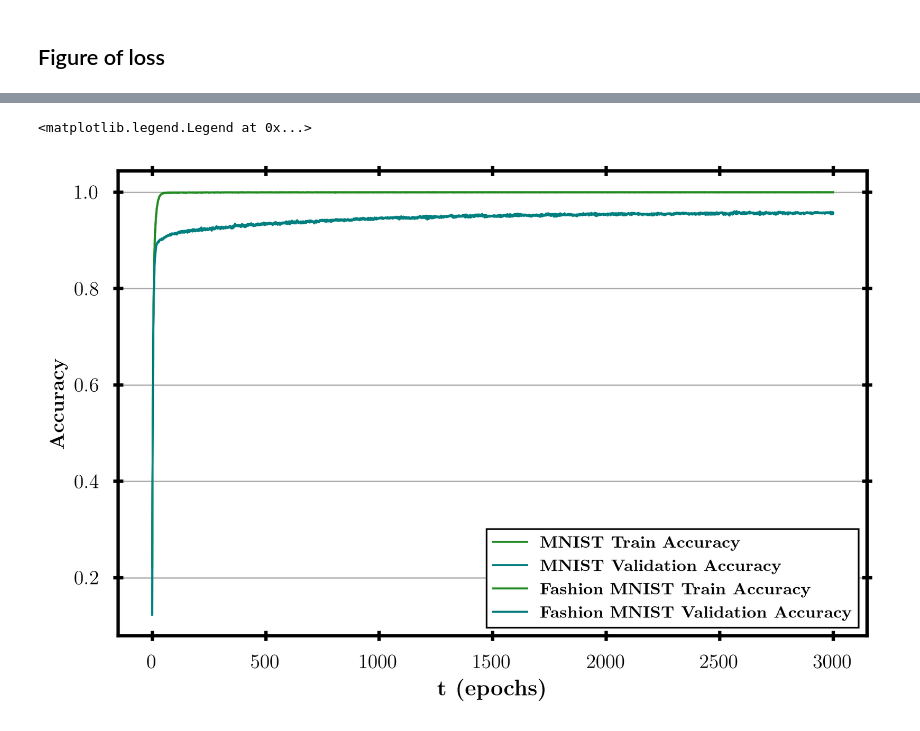
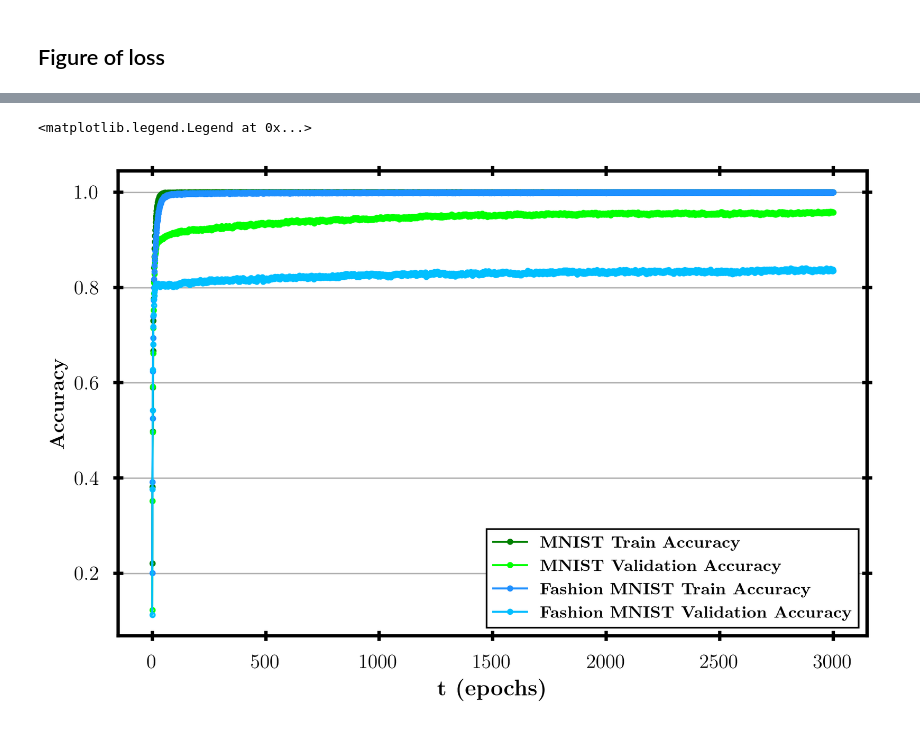
Before and after one commit to yusukeorito/My_reseach, a Jupyter notebook: Plot/Loss.ipynb, the cells around one changed output, grey strips where cells are left out. Saved outputs shown, nothing was run; the diff lists cells and outputs as text; code cells hidden in the pictures.

```diff
--- a/Plot/Loss.ipynb
+++ b/Plot/Loss.ipynb
@@ -5,7 +5,7 @@ import os
 import joblib
 import numpy as np
 import matplotlib.pyplot as plt
-plt.style.use("style.mpl")
+#plt.style.use("style.mpl")
 # LaTeXフォントを有効にするための設定
 plt.rcParams.update({
     "text.usetex": True,  # LaTeXを使用する
@@ -63,21 +58,22 @@ ax.legend()
 # %%
 fig, ax = plt.subplots(figsize=(8,5))
 
-ax.plot(Mloss['accuracy'],color='forestgreen',label=r'\textbf{MNIST Train Accuracy}')
-ax.plot(Mloss['val_accuracy'], color='teal',label=r'\textbf{MNIST Validation Accuracy}')
-ax.plot(Floss['accuracy'],color='forestgreen',label=r'\textbf{Fashion MNIST Train Accuracy}')
-ax.plot(Floss['val_accuracy'], color='teal',label=r'\textbf{Fashion MNIST Validation Accuracy}')
+ax.plot(Mloss['accuracy'],marker='.', linestyle='-',color='green',label=r'\textbf{MNIST Train Accuracy}')
+ax.plot(Mloss['val_accuracy'],marker='.', linestyle='-', color='lime',label=r'\textbf{MNIST Validation Accuracy}')
+ax.plot(Floss['accuracy'],marker='.', linestyle='-',color='dodgerblue',label=r'\textbf{Fashion MNIST Train Accuracy}')
+ax.plot(Floss['val_accuracy'],marker='.', linestyle='-', color='deepskyblue',label=r'\textbf{Fashion MNIST Validation Accuracy}')
 ax.set_xlabel(r'\textbf{t (epochs)}')
 ax.set_ylabel(r'\textbf{Accuracy}', fontsize=12)
 
 #ax.set_title(f'q2 (L: {CFG.L}, M: {CFG.M})', fontsize=16, weight='bold')  # タイトルのフォント太さを変更
 # メインの目盛りと副目盛りのフォントサイズと太さを変更
 ax.tick_params(axis='both', which='major', labelsize=12, width=2, length=6, direction='inout', pad=8)
 ax.tick_params(axis='both', which='minor', labelsize=10, width=1.5, length=4, direction='inout', pad=6)
 plt.setp(ax.spines.values(), linewidth=2)  # 枠線の太さを変更
 ax.grid(axis='y')
 #ax.set_xscale('log')
+#ax.set_ylim(0.8,1)
 ax.legend()
 # %% [output]
 <matplotlib.legend.Legend at 0x...>
-[figure, old version]
+[figure, new version]
```
Also changed, not shown: parts of 8 cells of this notebook, 5 other files.
